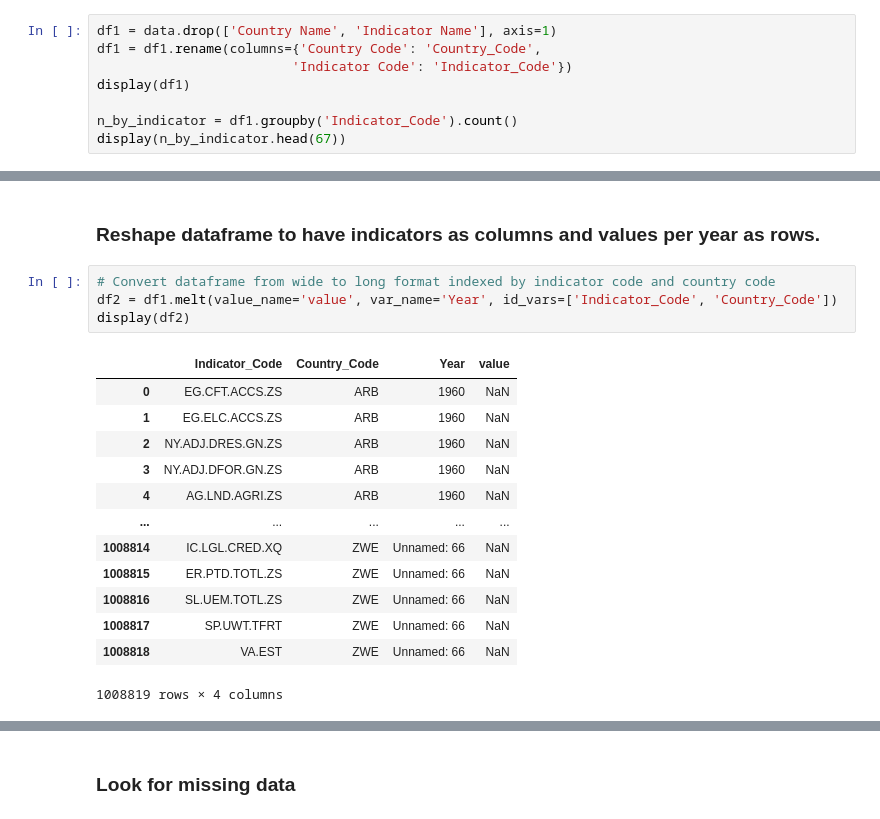
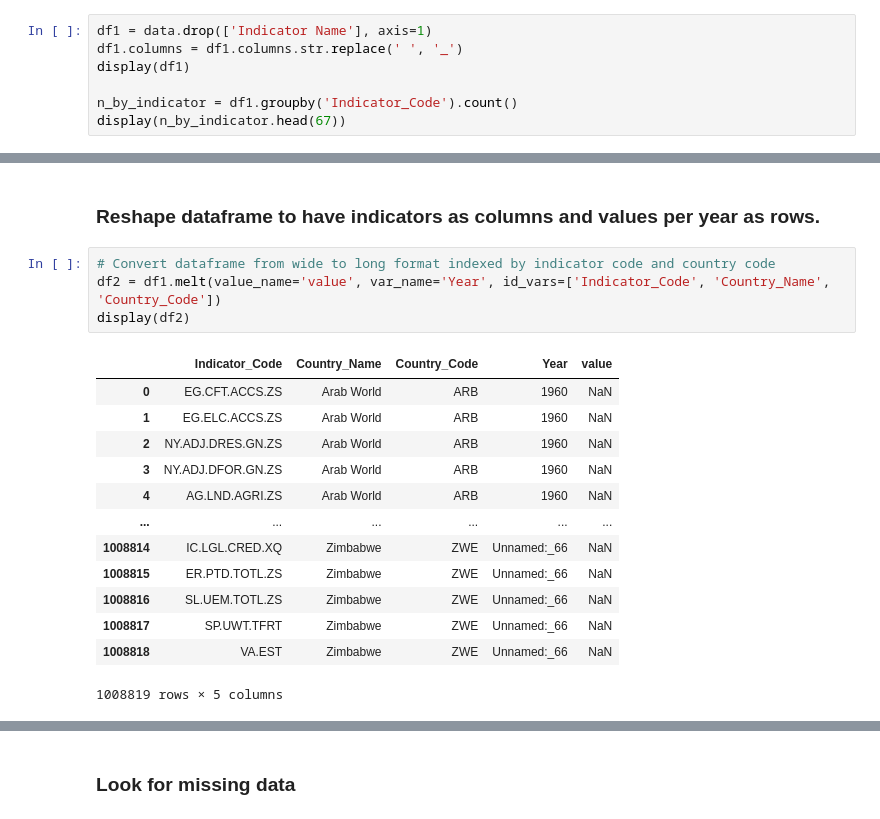
Before and after one commit to radhikaj103/World-ESG-Project, a Jupyter notebook: notebooks/ESG_Data_Exploration.ipynb, the cells around one changed output, grey strips where cells are left out. Saved outputs shown, nothing was run; the diff lists cells and outputs as text.

```diff
--- a/notebooks/ESG_Data_Exploration.ipynb
+++ b/notebooks/ESG_Data_Exploration.ipynb
@@ -44,7 +64,6 @@ None
 # %%
-df1 = data.drop(['Country Name', 'Indicator Name'], axis=1)
-df1 = df1.rename(columns={'Country Code': 'Country_Code',
-                         'Indicator Code': 'Indicator_Code'})
+df1 = data.drop(['Indicator Name'], axis=1)
+df1.columns = df1.columns.str.replace(' ', '_')
 display(df1)
 
 n_by_indicator = df1.groupby('Indicator_Code').count()
@@ -81,21 +119,21 @@ display(n_by_indicator.head(67))
 ### Reshape dataframe to have indicators as columns and values per year as rows.
 # %%
 # Convert dataframe from wide to long format indexed by indicator code and country code
-df2 = df1.melt(value_name='value', var_name='Year', id_vars=['Indicator_Code', 'Country_Code'])
+df2 = df1.melt(value_name='value', var_name='Year', id_vars=['Indicator_Code', 'Country_Name', 'Country_Code'])
 display(df2)
 # %% [output]
-|  | Indicator_Code | Country_Code | Year | value |
-| 0 | EG.CFT.ACCS.ZS | ARB | 1960 | NaN |
-| 1 | EG.ELC.ACCS.ZS | ARB | 1960 | NaN |
-| 2 | NY.ADJ.DRES.GN.ZS | ARB | 1960 | NaN |
-| 3 | NY.ADJ.DFOR.GN.ZS | ARB | 1960 | NaN |
-| 4 | AG.LND.AGRI.ZS | ARB | 1960 | NaN |
-| ... | ... | ... | ... | ... |
-| 1008814 | IC.LGL.CRED.XQ | ZWE | Unnamed: 66 | NaN |
-| 1008815 | ER.PTD.TOTL.ZS | ZWE | Unnamed: 66 | NaN |
-| 1008816 | SL.UEM.TOTL.ZS | ZWE | Unnamed: 66 | NaN |
-| 1008817 | SP.UWT.TFRT | ZWE | Unnamed: 66 | NaN |
-| 1008818 | VA.EST | ZWE | Unnamed: 66 | NaN |
+|  | Indicator_Code | Country_Name | Country_Code | Year | value |
+| 0 | EG.CFT.ACCS.ZS | Arab World | ARB | 1960 | NaN |
+| 1 | EG.ELC.ACCS.ZS | Arab World | ARB | 1960 | NaN |
+| 2 | NY.ADJ.DRES.GN.ZS | Arab World | ARB | 1960 | NaN |
+| 3 | NY.ADJ.DFOR.GN.ZS | Arab World | ARB | 1960 | NaN |
+| 4 | AG.LND.AGRI.ZS | Arab World | ARB | 1960 | NaN |
+| ... | ... | ... | ... | ... | ... |
+| 1008814 | IC.LGL.CRED.XQ | Zimbabwe | ZWE | Unnamed:_66 | NaN |
+| 1008815 | ER.PTD.TOTL.ZS | Zimbabwe | ZWE | Unnamed:_66 | NaN |
+| 1008816 | SL.UEM.TOTL.ZS | Zimbabwe | ZWE | Unnamed:_66 | NaN |
+| 1008817 | SP.UWT.TFRT | Zimbabwe | ZWE | Unnamed:_66 | NaN |
+| 1008818 | VA.EST | Zimbabwe | ZWE | Unnamed:_66 | NaN |
-1008819 rows × 4 columns
+1008819 rows × 5 columns
 # %%
 # Pivot dataframe indexed by Country_Code and Year, and columns from Indicator_Code
```
Also changed, not shown: parts of 13 cells of this notebook.
